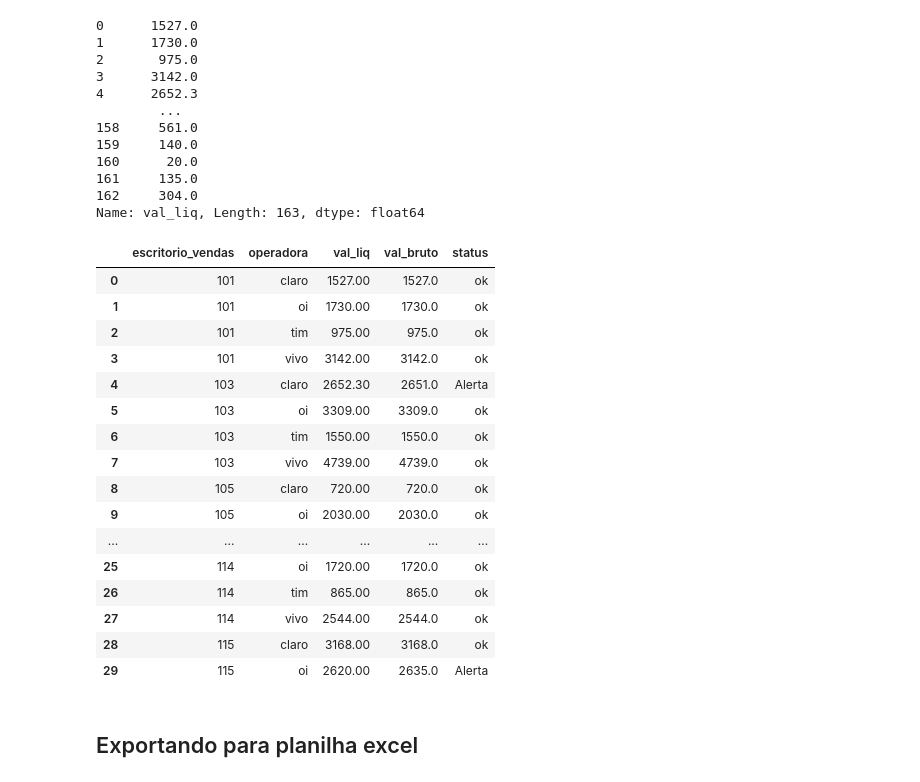
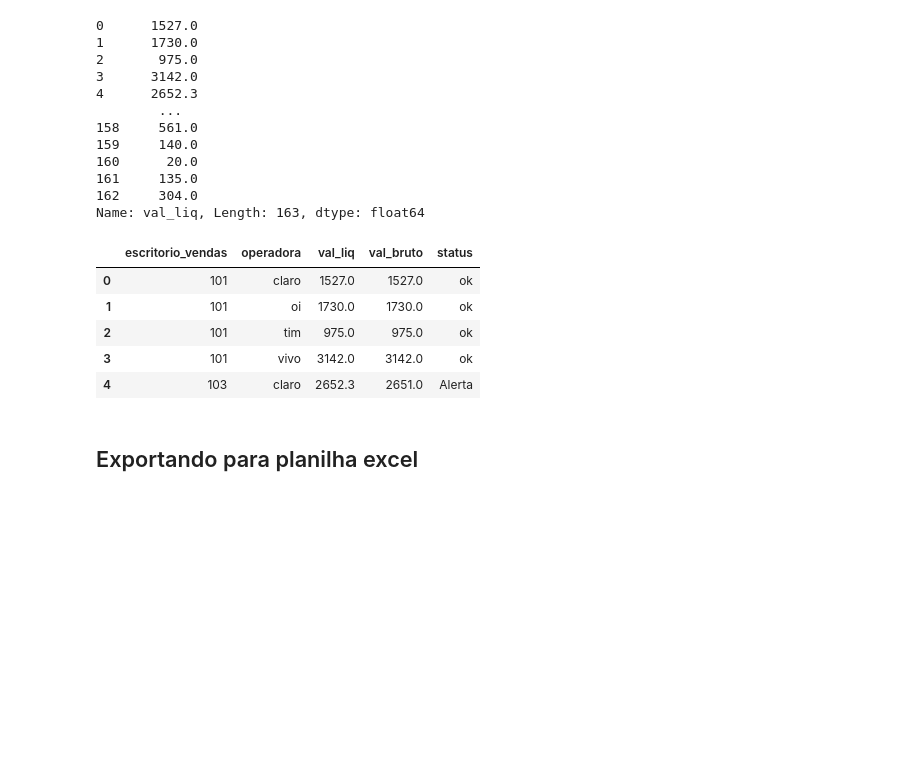
Before and after one commit to userddssilva/curso_fundamentos_de_manipulacao_e_analise_de_dados, a Jupyter notebook: desafio_final.ipynb, the cells around one changed output. Saved outputs shown, nothing was run; the diff lists cells and outputs as text; code cells hidden in the pictures; blank space fills up the shorter version.

```diff
--- a/desafio_final.ipynb
+++ b/desafio_final.ipynb
@@ -46,0 +64,3 @@ df_detalhamento
+# %%
+df_detalhamento_ro = pd.read_excel('detalhamento_m4u.xlsx', sheet_name="RO", skiprows=1)
+df_detalhamento_ro
@@ -46,0 +85,3 @@ df_detalhamento
+# %%
+df_detalhamento_ac = pd.read_excel('detalhamento_m4u.xlsx', sheet_name="AC", skiprows=1)
+df_detalhamento_ac
@@ -63,0 +113,7 @@ df_sap
+# %%
+df_detalhamento = pd.concat([df_detalhamento_am,
+                             df_detalhamento_rr,
+                             df_detalhamento_ro,
+                             df_detalhamento_ac], ignore_index=True)
+
+df_detalhamento
@@ -244,3 +283,0 @@ df.loc[df["escritorio_vendas"] == 118]
-# %%
-df.val_bruto.fillna(0, inplace=True)
-df.sample(50)
@@ -288,25 +307,14 @@ Name: val_liq, Length: 163, dtype: float64
 # %%
 df["status"] = df.apply(lambda row : verify_status(row["val_liq"], row["val_bruto"]), axis=1)
 # %%
-df.head(30)
+df.head()
 # %% [output]
 |  | escritorio_vendas | operadora | val_liq | val_bruto | status |
-| 0 | 101 | claro | 1527.00 | 1527.0 | ok |
-| 1 | 101 | oi | 1730.00 | 1730.0 | ok |
-| 2 | 101 | tim | 975.00 | 975.0 | ok |
-| 3 | 101 | vivo | 3142.00 | 3142.0 | ok |
-| 4 | 103 | claro | 2652.30 | 2651.0 | Alerta |
-| 5 | 103 | oi | 3309.00 | 3309.0 | ok |
-| 6 | 103 | tim | 1550.00 | 1550.0 | ok |
-| 7 | 103 | vivo | 4739.00 | 4739.0 | ok |
-| 8 | 105 | claro | 720.00 | 720.0 | ok |
-| 9 | 105 | oi | 2030.00 | 2030.0 | ok |
-| ... | ... | ... | ... | ... | ... |
-| 25 | 114 | oi | 1720.00 | 1720.0 | ok |
-| 26 | 114 | tim | 865.00 | 865.0 | ok |
-| 27 | 114 | vivo | 2544.00 | 2544.0 | ok |
-| 28 | 115 | claro | 3168.00 | 3168.0 | ok |
-| 29 | 115 | oi | 2620.00 | 2635.0 | Alerta |
+| 0 | 101 | claro | 1527.0 | 1527.0 | ok |
+| 1 | 101 | oi | 1730.0 | 1730.0 | ok |
+| 2 | 101 | tim | 975.0 | 975.0 | ok |
+| 3 | 101 | vivo | 3142.0 | 3142.0 | ok |
+| 4 | 103 | claro | 2652.3 | 2651.0 | Alerta |
 # %% [markdown]
 ## Exportando para planilha excel
 # %%
```
Also changed, not shown: parts of 14 cells of this notebook, 1 other file.
